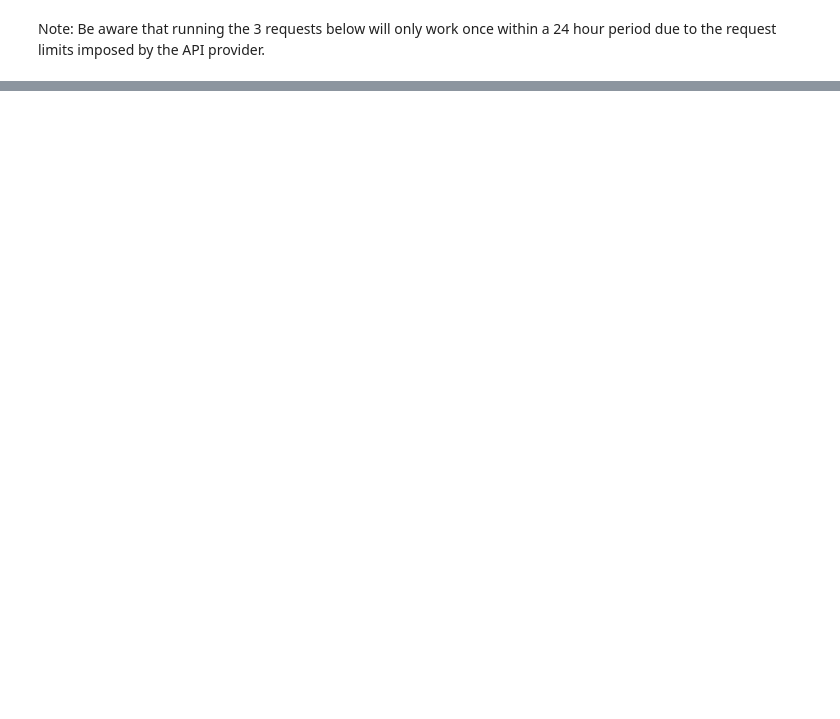
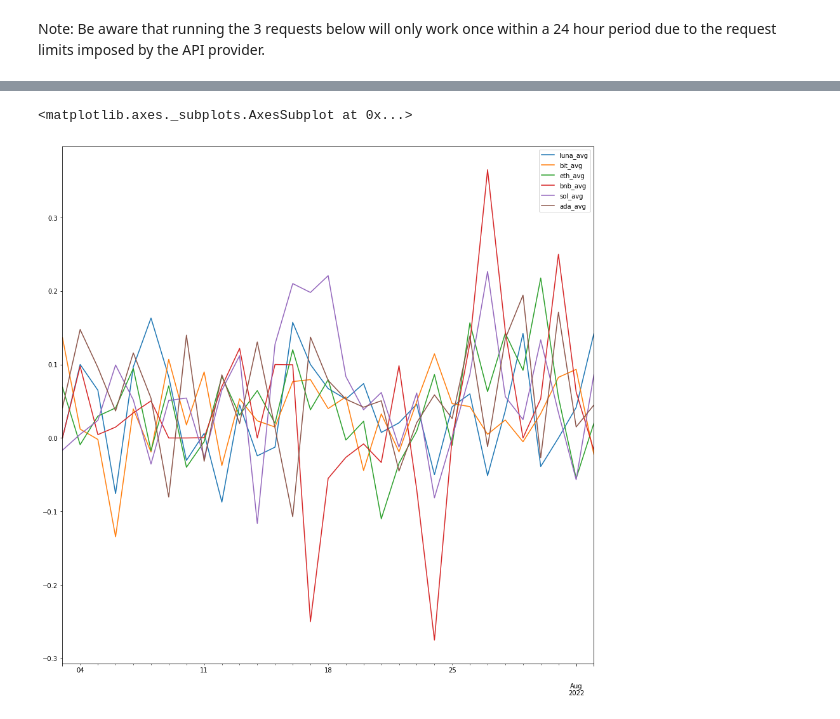
Before and after one commit to Avrpatel/Crypto-NLP-StreamlitApp, a Jupyter notebook: newsapi_textblob_nlp.ipynb, the cells around one changed output, grey strips where cells are left out. Cells and saved outputs as stored; diff of their text form; code cells hidden in the pictures; blank space fills up the shorter version.

Commit message:
Completed textblob library sentiment analysis

```diff
--- a/newsapi_textblob_nlp.ipynb
+++ b/newsapi_textblob_nlp.ipynb
@@ -184,3 +195,8 @@ topic_sentiments
+# %%
+topic_sentiments.plot(figsize=(15,15))
+# %% [output]
+<matplotlib.axes._subplots.AxesSubplot at 0x...>
+[figure, added]
 # %%
 # Correlate the headlines' sentiment to returns
 topic_sentiments.corr().style.background_gradient()
```
Also changed, not shown: parts of 27 cells of this notebook.
